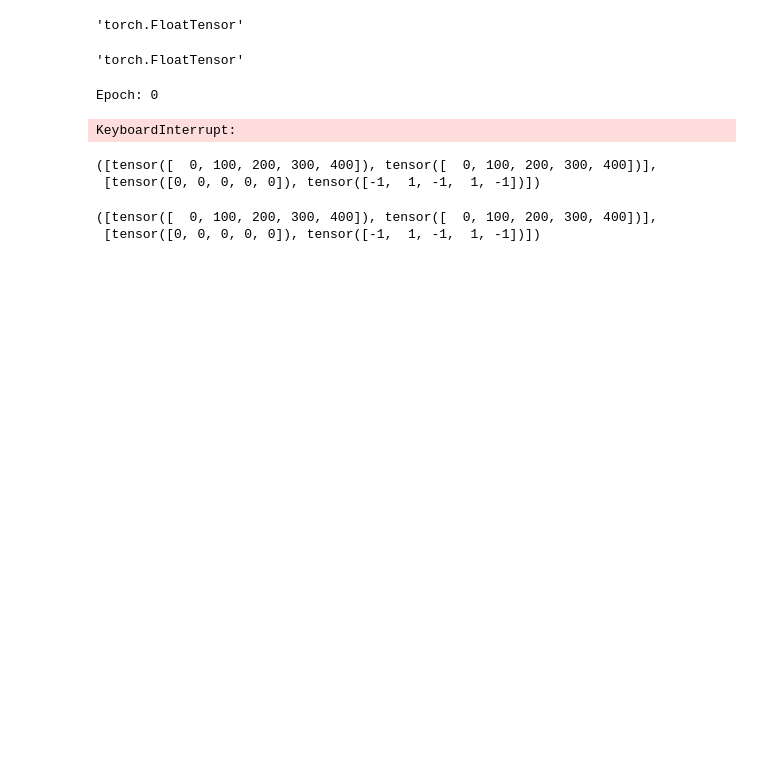
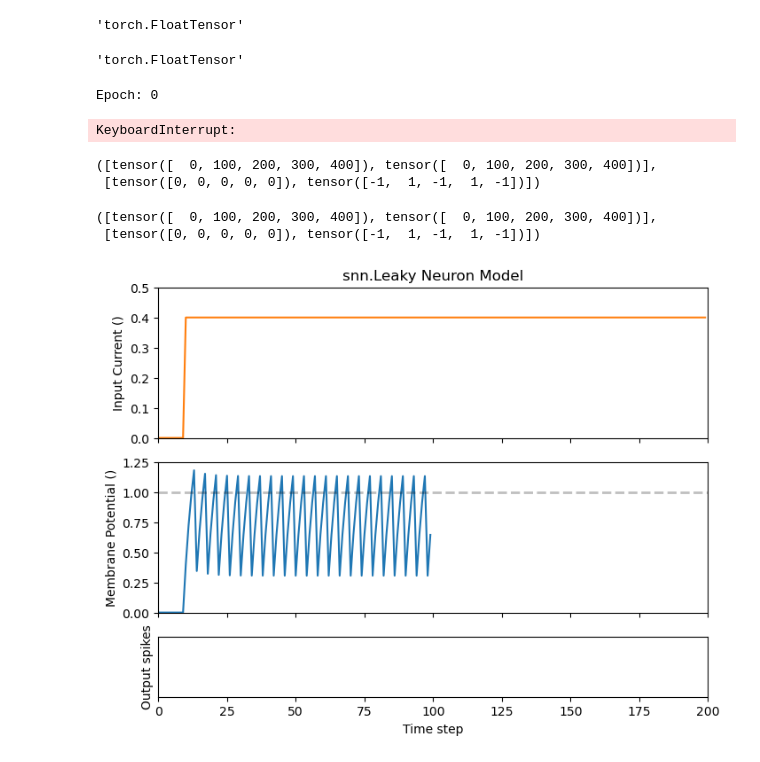
Before and after one commit to ForzaMark/whk-snn, a Jupyter notebook: heidelberg_implementation/notebook.ipynb, the cells around one changed output. Drawn from its saved outputs; the diff is of its cells as text; code cells hidden in the pictures; blank space fills up the shorter version.

```diff
--- a/heidelberg_implementation/notebook.ipynb
+++ b/heidelberg_implementation/notebook.ipynb
@@ -646,0 +675,30 @@ final_result
+# %%
+import torch
+import snntorch as snn
+import matplotlib.pyplot as plt
+
+lif1 = snn.Leaky(beta=0.8)
+
+# Small step current input
+w=0.4
+cur_in = torch.cat((torch.zeros(10), torch.ones(190)*w), 0)
+mem = torch.zeros(1)
+spk = torch.zeros(1)
+mem_rec = []
+spk_rec = []
+num_steps = 100
+
+# neuron simulation
+for step in range(num_steps):
+  spk, mem = lif1(cur_in[step], mem)
+  mem_rec.append(mem)
+  spk_rec.append(spk)
+
+# convert lists to tensors
+mem_rec = torch.stack(mem_rec)
+spk_rec = torch.stack(spk_rec)
+
+plot_cur_mem_spk(cur_in, mem_rec, spk_rec, thr_line=1, ylim_max1=0.5,
+                 title="snn.Leaky Neuron Model")
+# %% [output]
+[figure, added]
```
Also changed, not shown: parts of 2 cells of this notebook, 29 other files.
